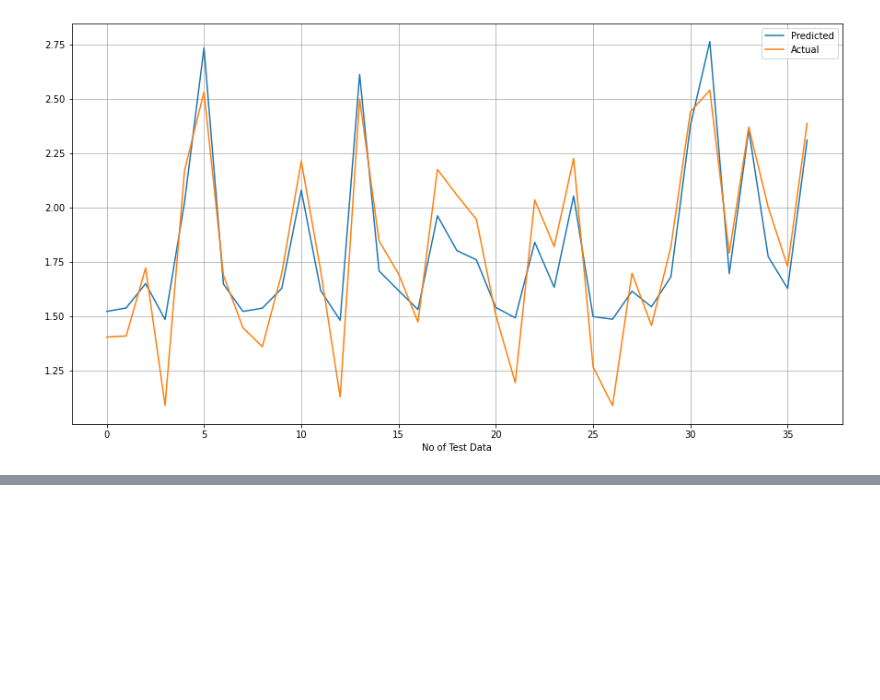
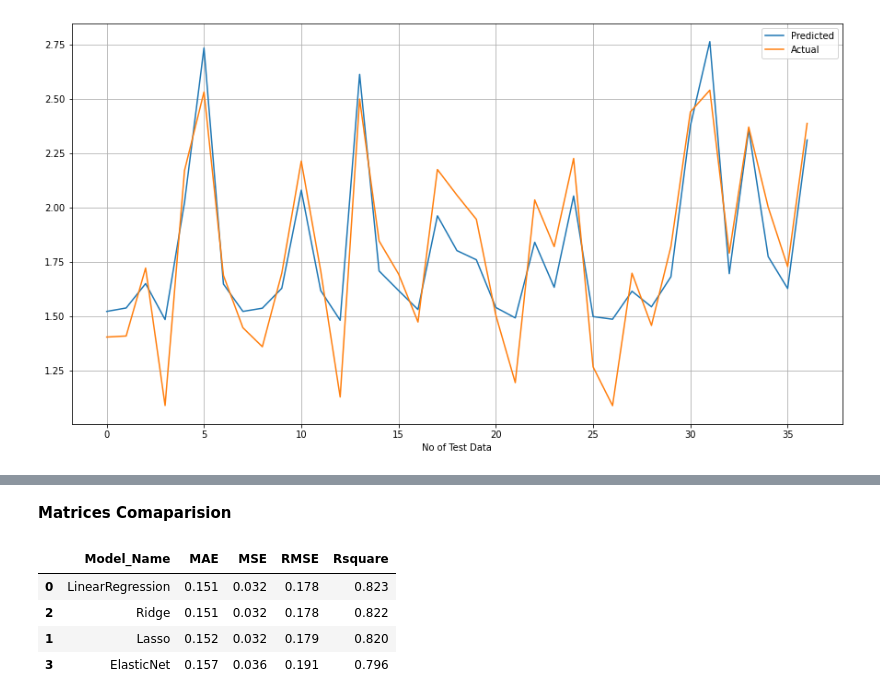
Before and after one commit to Avinash-Saudagar/Yes-Bank-Stock-Price-Prediction, a Jupyter notebook: Yes_bank_Stock_Price_Prediction.ipynb, the cells around one changed output, grey strips where cells are left out. Drawn from its saved outputs; the diff is of its cells as text; code cells hidden in the pictures; blank space fills up the shorter version.

```diff
--- a/Yes_bank_Stock_Price_Prediction.ipynb
+++ b/Yes_bank_Stock_Price_Prediction.ipynb
@@ -545,0 +588,5 @@ plt.show()
+# %%
+elastic_cv = ElasticNet()
+parameters = {'alpha':[1e-15,1e-13,1e-10,1e-8,1e-5,1e-4,1e-3,1e-2,1e-1,1,5,10,20,30,40,45,50,55,60,100],'l1_ratio':[0.3,0.4,0.5,0.6,0.7,0.8,1,2]}
+elastic_model = GridSearchCV(elastic_cv,parameters,scoring='neg_mean_squared_error',cv=3)
+elastic_model.fit(X_train,y_train)
@@ -545,0 +635,2 @@ plt.show()
+# %% [markdown]
+**Matrices Comaparision**
@@ -545,0 +682,10 @@ plt.show()
+# %%
+#Testing performance
+report=score_model(X_train,y_train,X_test,y_test)
+report
+# %% [output]
+|  | Model_Name | MAE | MSE | RMSE | Rsquare |
+| 0 | LinearRegression | 0.151 | 0.032 | 0.178 | 0.823 |
+| 2 | Ridge | 0.151 | 0.032 | 0.178 | 0.822 |
+| 1 | Lasso | 0.152 | 0.032 | 0.179 | 0.820 |
+| 3 | ElasticNet | 0.157 | 0.036 | 0.191 | 0.796 |
```
Also changed, not shown: parts of 22 cells of this notebook.
